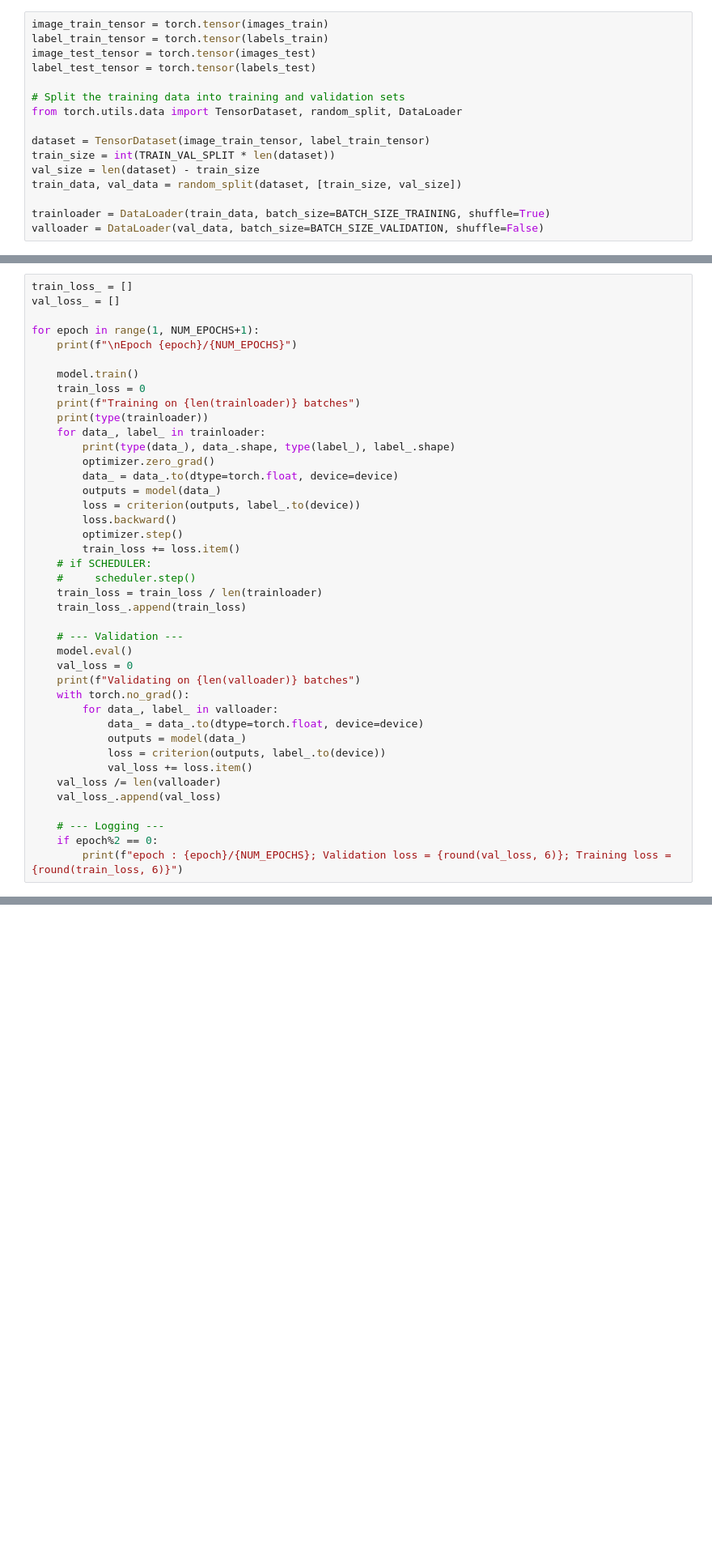
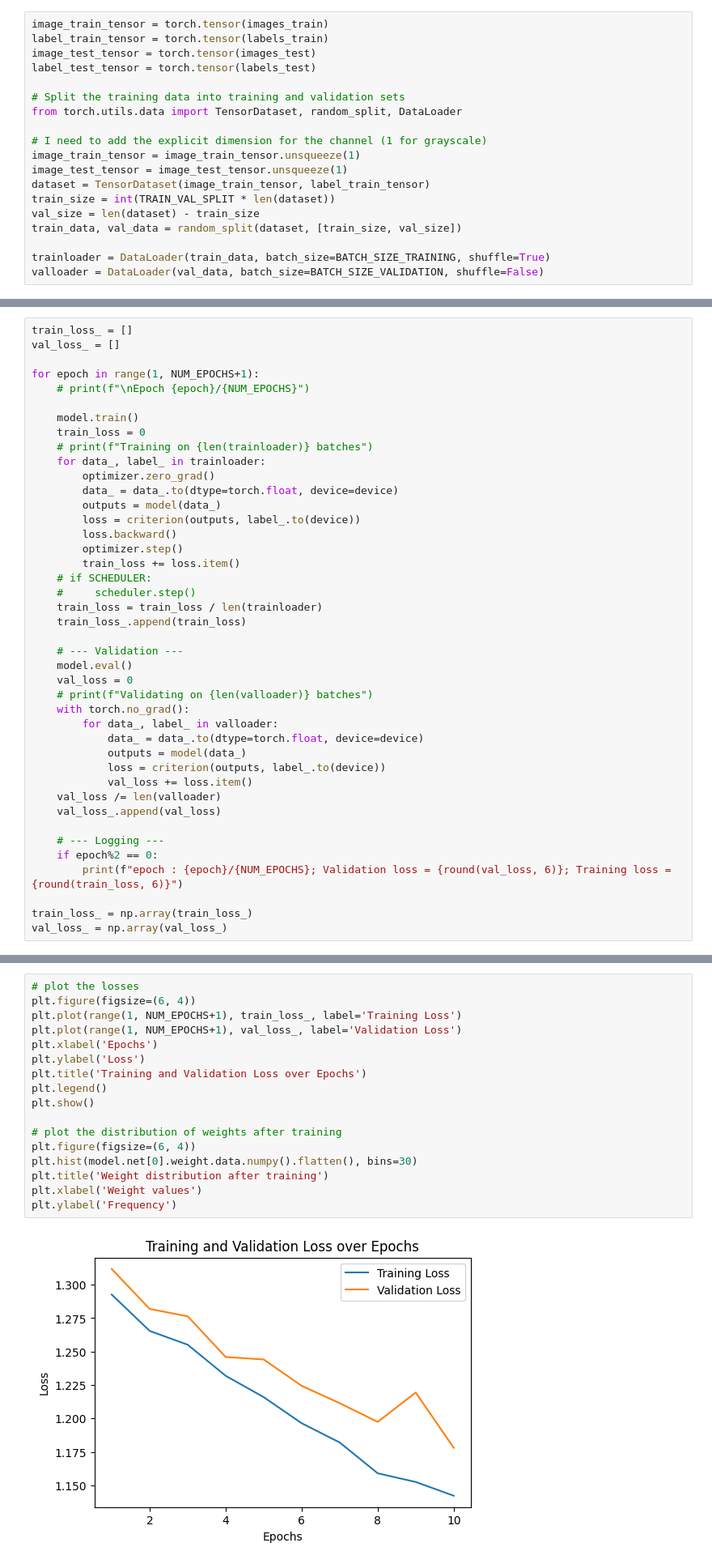
Before and after one commit to AI-Journal-Club/First_data_challenge, a Jupyter notebook: LeNet_Training.ipynb, the cells around one changed output, grey strips where cells are left out. Shown: that part at 81% size. Cells and saved outputs as stored; diff of their text form; blank space fills up the shorter version.

```diff
--- a/LeNet_Training.ipynb
+++ b/LeNet_Training.ipynb
@@ -99,6 +123,9 @@ label_test_tensor = torch.tensor(labels_test)
 # Split the training data into training and validation sets
 from torch.utils.data import TensorDataset, random_split, DataLoader
 
+# I need to add the explicit dimension for the channel (1 for grayscale)
+image_train_tensor = image_train_tensor.unsqueeze(1)
+image_test_tensor = image_test_tensor.unsqueeze(1)
 dataset = TensorDataset(image_train_tensor, label_train_tensor)
 train_size = int(TRAIN_VAL_SPLIT * len(dataset))
 val_size = len(dataset) - train_size
@@ -118,14 +143,12 @@ train_loss_ = []
 val_loss_ = []
 
 for epoch in range(1, NUM_EPOCHS+1):
-    print(f"\nEpoch {epoch}/{NUM_EPOCHS}")
+    # print(f"\nEpoch {epoch}/{NUM_EPOCHS}")
 
     model.train()
     train_loss = 0
-    print(f"Training on {len(trainloader)} batches")
-    print(type(trainloader))
+    # print(f"Training on {len(trainloader)} batches")
     for data_, label_ in trainloader:
-        print(type(data_), data_.shape, type(label_), label_.shape)
         optimizer.zero_grad()
         data_ = data_.to(dtype=torch.float, device=device)
         outputs = model(data_)
@@ -141,7 +164,7 @@ for epoch in range(1, NUM_EPOCHS+1):
     # --- Validation ---
     model.eval()
     val_loss = 0
-    print(f"Validating on {len(valloader)} batches")
+    # print(f"Validating on {len(valloader)} batches")
     with torch.no_grad():
         for data_, label_ in valloader:
             data_ = data_.to(dtype=torch.float, device=device)
@@ -154,4 +177,7 @@ for epoch in range(1, NUM_EPOCHS+1):
     # --- Logging ---
     if epoch%2 == 0:
         print(f"epoch : {epoch}/{NUM_EPOCHS}; Validation loss = {round(val_loss, 6)}; Training loss = {round(train_loss, 6)}")
+
+train_loss_ = np.array(train_loss_)
+val_loss_ = np.array(val_loss_)
 # %% [output]
@@ -162,0 +189,19 @@ RuntimeError: Given groups=1, weight of size [6, 1, 5, 5], expected input[1, 256
+# %%
+# plot the losses
+plt.figure(figsize=(6, 4))
+plt.plot(range(1, NUM_EPOCHS+1), train_loss_, label='Training Loss')
+plt.plot(range(1, NUM_EPOCHS+1), val_loss_, label='Validation Loss')
+plt.xlabel('Epochs')
+plt.ylabel('Loss')
+plt.title('Training and Validation Loss over Epochs')
+plt.legend()
+plt.show()
+
+# plot the distribution of weights after training
+plt.figure(figsize=(6, 4))
+plt.hist(model.net[0].weight.data.numpy().flatten(), bins=30)
+plt.title('Weight distribution after training')
+plt.xlabel('Weight values')
+plt.ylabel('Frequency')
+# %% [output]
+[figure, added]
```
Also changed, not shown: parts of 7 cells of this notebook.
